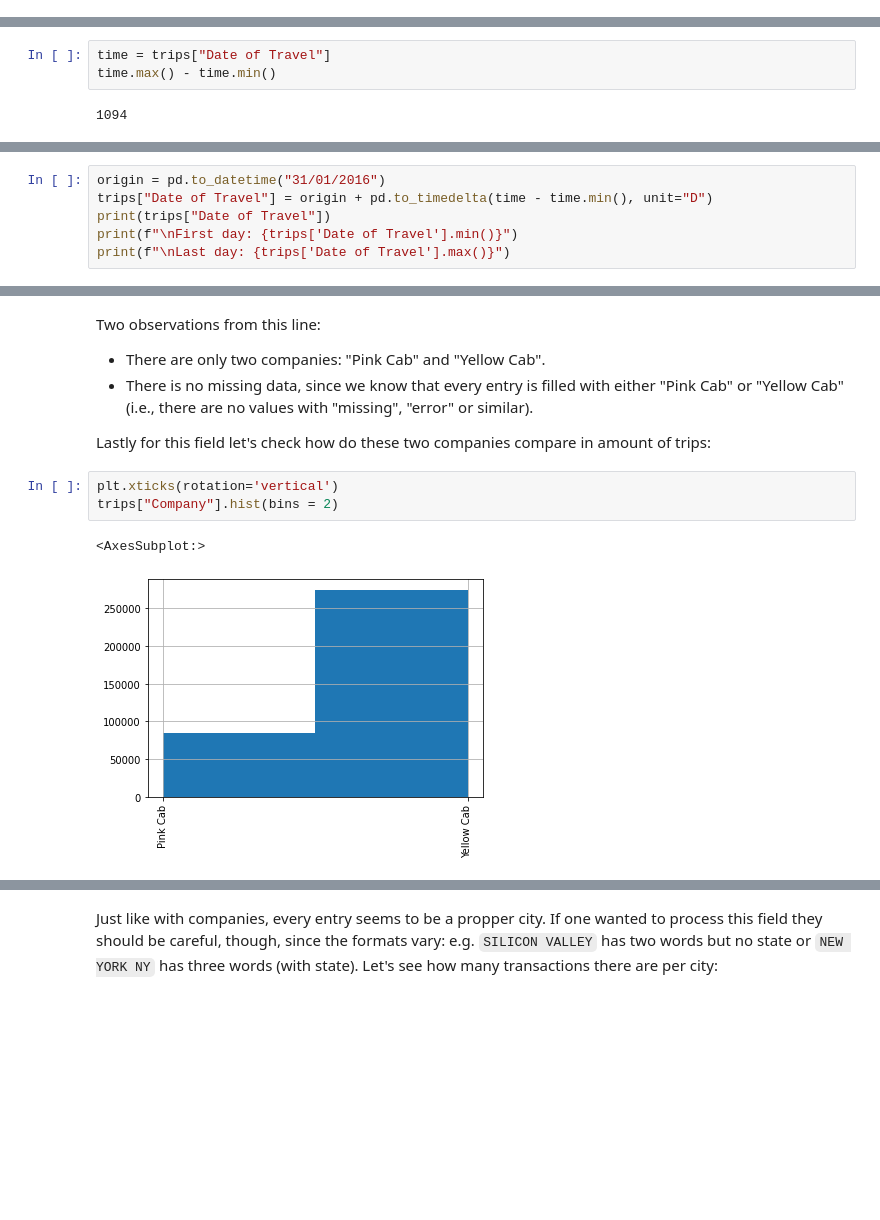
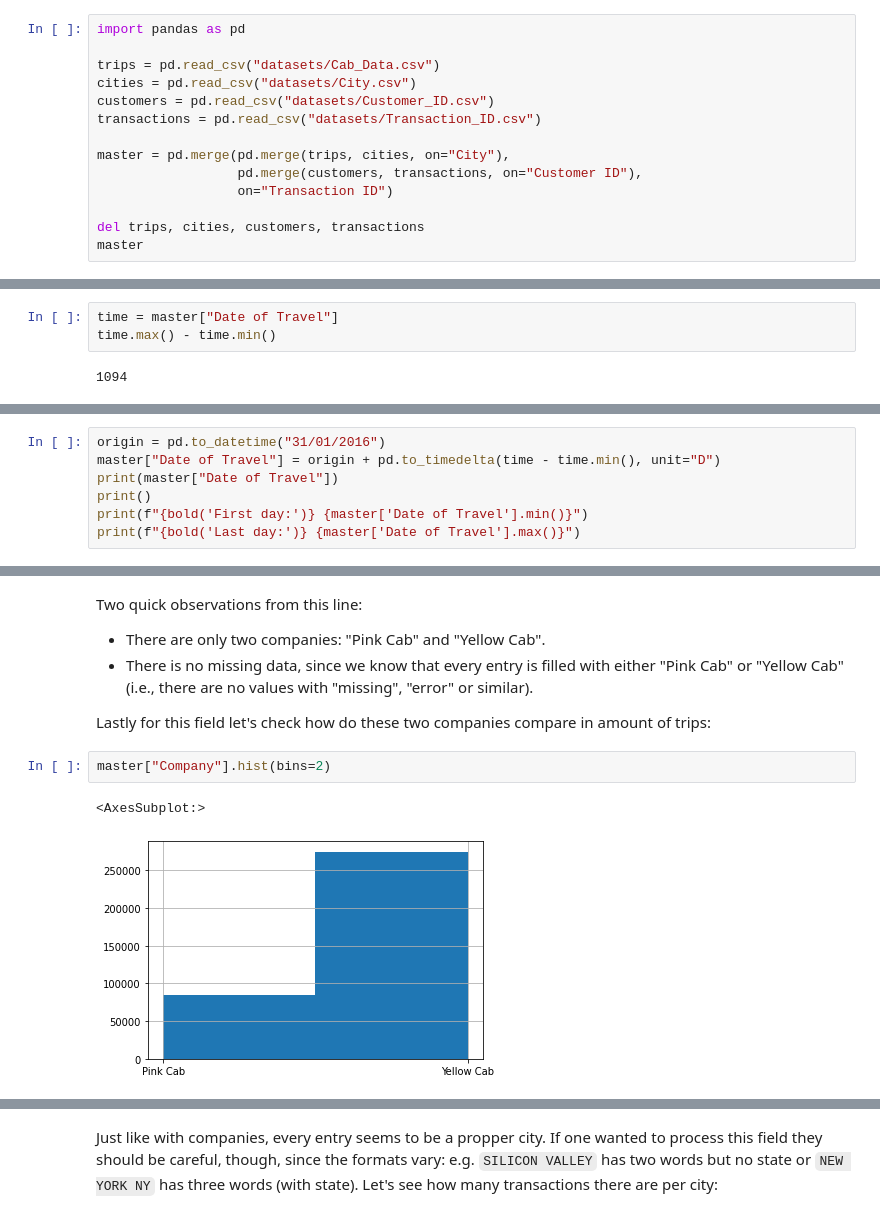
Before and after one commit to dme48/dataglacier-internship, a Jupyter notebook: Week 2/eda.ipynb, the cells around one changed output, grey strips where cells are left out. Cells and saved outputs as stored; diff of their text form; blank space fills up the shorter version.

```diff
--- a/Week 2/eda.ipynb
+++ b/Week 2/eda.ipynb
@@ -61,0 +6,14 @@ There are no apparent missing values, so for now we just check the field's range
+# %%
+import pandas as pd
+
+trips = pd.read_csv("datasets/Cab_Data.csv")
+cities = pd.read_csv("datasets/City.csv")
+customers = pd.read_csv("datasets/Customer_ID.csv")
+transactions = pd.read_csv("datasets/Transaction_ID.csv")
+
+master = pd.merge(pd.merge(trips, cities, on="City"),
+                  pd.merge(customers, transactions, on="Customer ID"),
+                  on="Transaction ID")
+
+del trips, cities, customers, transactions
+master
@@ -95,5 +114,5 @@ As I mentioned before, this field should be propperly formatted. In the assignme
 # %%
-time = trips["Date of Travel"]
+time = master["Date of Travel"]
 time.max() - time.min()
 # %% [output]
 1094
@@ -102,9 +121,10 @@ This seems to indicate that the dates are measured in days. With this informatio
 # %%
 origin = pd.to_datetime("31/01/2016")
-trips["Date of Travel"] = origin + pd.to_timedelta(time - time.min(), unit="D")
-print(trips["Date of Travel"])
-print(f"\nFirst day: {trips['Date of Travel'].min()}")
-print(f"\nLast day: {trips['Date of Travel'].max()}")
+master["Date of Travel"] = origin + pd.to_timedelta(time - time.min(), unit="D")
+print(master["Date of Travel"])
+print()
+print(f"{bold('First day:')} {master['Date of Travel'].min()}")
+print(f"{bold('Last day:')} {master['Date of Travel'].max()}")
 # %% [output]
 0        2016-02-06
 1        2016-02-04
@@ -140,15 +162,14 @@ trips["Company"].unique()
 # %% [output]
 array(['Pink Cab', 'Yellow Cab'], dtype=object)
 # %% [markdown]
-Two observations from this line:
+Two quick observations from this line:
 - There are only two companies: "Pink Cab" and "Yellow Cab".
 - There is no missing data, since we know that every entry is filled with either "Pink Cab" or "Yellow Cab" (i.e., there are no values with "missing", "error" or similar).
 
 Lastly for this field let's check how do these two companies compare in amount of trips:
 # %%
-plt.xticks(rotation='vertical')
-trips["Company"].hist(bins = 2)
+master["Company"].hist(bins=2)
 # %% [output]
 <AxesSubplot:>
-[figure, old version]
+[figure, new version]
 # %% [markdown]
```
Also changed, not shown: parts of 39 cells of this notebook.
